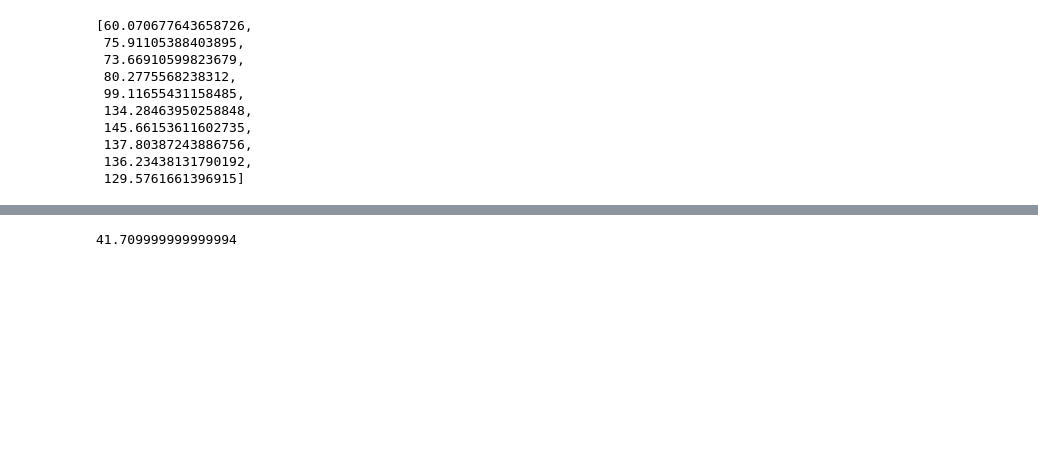
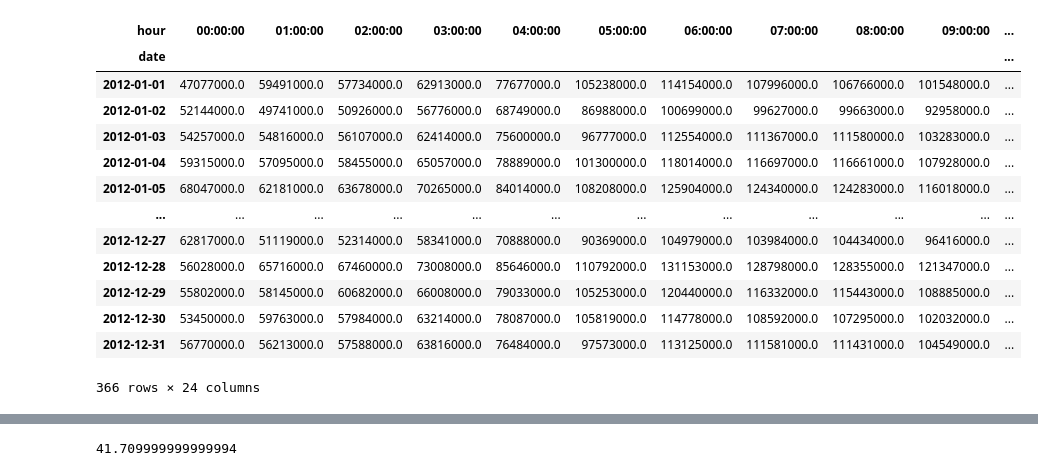
Before and after one commit to sjshtura/thesis_code, a Jupyter notebook: Optimization_new2_electricity_wholesale.ipynb, the cells around one changed output, grey strips where cells are left out. Cells and saved outputs as stored; diff of their text form; code cells hidden in the pictures; blank space fills up the shorter version.

```diff
--- a/Optimization_new2_electricity_wholesale.ipynb
+++ b/Optimization_new2_electricity_wholesale.ipynb
@@ -27,6 +27,7 @@ elec_price_household_32_05 = Electricity_price_pivot1
 co2_price = df_data
 gas_price = gas_p
 heat_demand_1 = heat_demand_pivot
+heat_demand_1 = heat_demand_1.interpolate(method ='linear', limit_direction ='forward')
 heat_price_1 = heat_p
 
 
@@ -48,8 +49,8 @@ heat_ratio = 400/385 # heat ratio
 eff_plants = elec_eff.stack().tolist() # the efficiency of the power plants
 
 
-T = range(len(el_price))
-I = range(len(gas_pp))
+T = range(8784)
+I = range(1)
 
 m = Model("Maximizing profit", sense=maximize)
 
@@ -66,3 +67,20 @@ z_t = [[m.add_var(lb = 0) for i in I] for t in T] # Heat generation
 # Cost = Fuel price = gas price + emission_factor * co2 price
 
 # Max Proft = Revenue - Cost
+# %%
+heat_demand_1
+# %% [output]
+| hour | 00:00:00 | 01:00:00 | 02:00:00 | 03:00:00 | 04:00:00 | 05:00:00 | 06:00:00 | 07:00:00 | 08:00:00 | 09:00:00 | ... |
+| date |  |  |  |  |  |  |  |  |  |  | ... |
+| 2012-01-01 | 47077000.0 | 59491000.0 | 57734000.0 | 62913000.0 | 77677000.0 | 105238000.0 | 114154000.0 | 107996000.0 | 106766000.0 | 101548000.0 | ... |
+| 2012-01-02 | 52144000.0 | 49741000.0 | 50926000.0 | 56776000.0 | 68749000.0 | 86988000.0 | 100699000.0 | 99627000.0 | 99663000.0 | 92958000.0 | ... |
+| 2012-01-03 | 54257000.0 | 54816000.0 | 56107000.0 | 62414000.0 | 75600000.0 | 96777000.0 | 112554000.0 | 111367000.0 | 111580000.0 | 103283000.0 | ... |
+| 2012-01-04 | 59315000.0 | 57095000.0 | 58455000.0 | 65057000.0 | 78889000.0 | 101300000.0 | 118014000.0 | 116697000.0 | 116661000.0 | 107928000.0 | ... |
+| 2012-01-05 | 68047000.0 | 62181000.0 | 63678000.0 | 70265000.0 | 84014000.0 | 108208000.0 | 125904000.0 | 124340000.0 | 124283000.0 | 116018000.0 | ... |
+| ... | ... | ... | ... | ... | ... | ... | ... | ... | ... | ... | ... |
+| 2012-12-27 | 62817000.0 | 51119000.0 | 52314000.0 | 58341000.0 | 70888000.0 | 90369000.0 | 104979000.0 | 103984000.0 | 104434000.0 | 96416000.0 | ... |
+| 2012-12-28 | 56028000.0 | 65716000.0 | 67460000.0 | 73008000.0 | 85646000.0 | 110792000.0 | 131153000.0 | 128798000.0 | 128355000.0 | 121347000.0 | ... |
+| 2012-12-29 | 55802000.0 | 58145000.0 | 60682000.0 | 66008000.0 | 79033000.0 | 105253000.0 | 120440000.0 | 116332000.0 | 115443000.0 | 108885000.0 | ... |
+| 2012-12-30 | 53450000.0 | 59763000.0 | 57984000.0 | 63214000.0 | 78087000.0 | 105819000.0 | 114778000.0 | 108592000.0 | 107295000.0 | 102032000.0 | ... |
+| 2012-12-31 | 56770000.0 | 56213000.0 | 57588000.0 | 63816000.0 | 76484000.0 | 97573000.0 | 113125000.0 | 111581000.0 | 111431000.0 | 104549000.0 | ... |
+366 rows × 24 columns
@@ -69,14 +92,2 @@ z_t = [[m.add_var(lb = 0) for i in I] for t in T] # Heat generation
 # %%
 heat_demand_norm = [((element/max(heat_demand))*385) for element in heat_demand]
-heat_demand_norm[:10]
-# %% [output]
-[60.070677643658726,
- 75.91105388403895,
- 73.66910599823679,
- 80.2775568238312,
- 99.11655431158485,
- 134.28463950258848,
- 145.66153611602735,
- 137.80387243886756,
- 136.23438131790192,
- 129.5761661396915]
```
Also changed, not shown: parts of 3 cells of this notebook, 2 other files.
